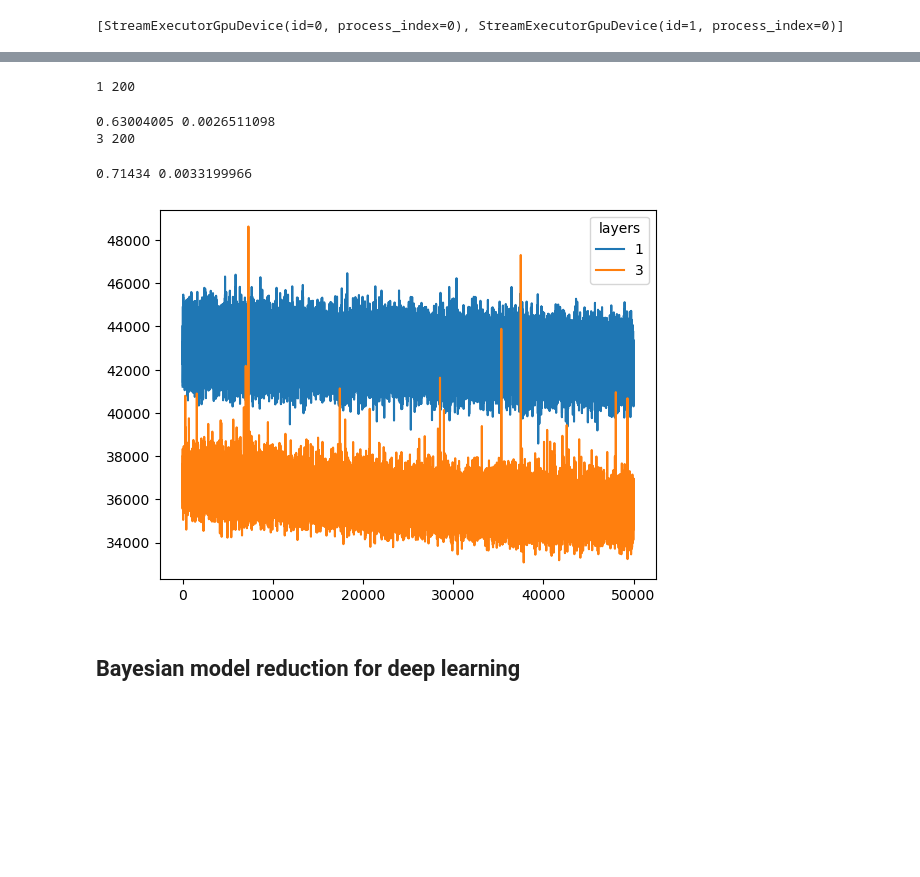
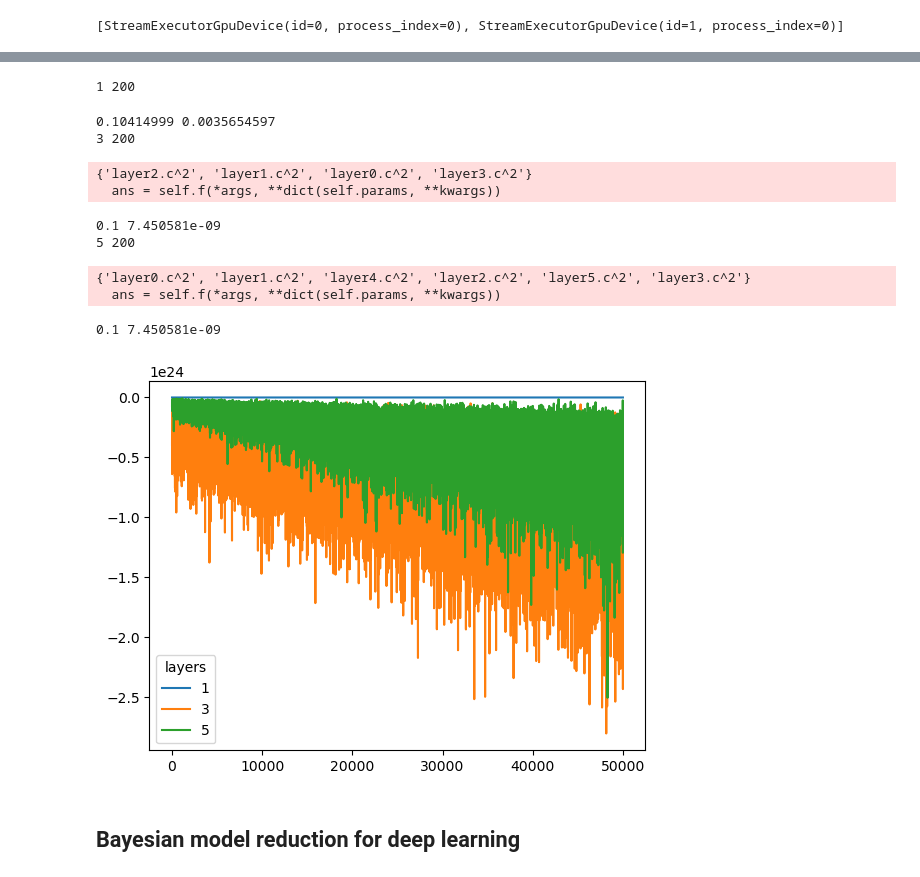
Before and after one commit to dimarkov/numpc, a Jupyter notebook: notebooks/bmr/bayes_neural_networks.ipynb, the cells around one changed output, grey strips where cells are left out. Drawn from its saved outputs; the diff is of its cells as text; code cells hidden in the pictures; blank space fills up the shorter version.

```diff
--- a/notebooks/bmr/bayes_neural_networks.ipynb
+++ b/notebooks/bmr/bayes_neural_networks.ipynb
@@ -50,7 +40,7 @@ num_hn = [10, 20, 40, 60, 80, 100, 200]
 from numpc.datasets import load_data
 
 # load data
-train_ds, test_ds = load_data('kmnist')
+train_ds, test_ds = load_data('fashion_mnist')
 fig, axes = plt.subplots(2, 5, figsize=(16, 9), sharex=True, sharey=True)
 
 for n in range(5):
@@ -60,10 +50,12 @@ for n in range(5):
     axes[1, n].set_title('class={}'.format(test_ds['label'][n]))
 
 
-mean = train_ds['image'].mean(0).reshape(-1)
-train_ds['image'], W, V = whitening(train_ds['image'].squeeze().reshape(train_ds['image'].shape[0], -1), mean)
-test_ds['image'], _, _ = whitening(test_ds['image'].squeeze().reshape(test_ds['image'].shape[0], -1), mean, W, V)
+train_ds['image'] = train_ds['image'].squeeze().reshape(train_ds['image'].shape[0], -1)
+test_ds['image'] = test_ds['image'].squeeze().reshape(test_ds['image'].shape[0], -1)
 
 _, in_size = train_ds['image'].shape
 out_size = len(jnp.unique(train_ds['label']))
+
+# number of neurons in hidden layer
+num_hn = [10, 20, 40, 60, 80, 100, 200]
 # %% [output]
@@ -141,16 +134,16 @@ for nh in num_hn[-1:]:
                 rng_key, _rng_key = random.split(rng_key)
                 dense_net = eqx.nn.MLP(in_size, out_size=out_size, width_size=nh, depth=depth, activation=nn.swish, key=_rng_key)
 
-                optimizer = optax_to_numpyro(optax.adabelief(1e-3))
+                optimizer = optax_to_numpyro(optax.adabelief(1e-4))
                 svi = SVI(model, guide, optimizer, Trace_ELBO())
 
                 rng_key, _rng_key = random.split(rng_key)
-                results = svi.run(_rng_key, 50000, dense_net, train_ds['image'], labels=train_ds['label'], subsample_size=512);
+                results = svi.run(_rng_key, 200000, dense_net, train_ds['image'], labels=train_ds['label'], subsample_size=256);
 
                 rng_key, _rng_key = random.split(rng_key)
                 test_model(rng_key, model, results.params, dense_net, test_ds['image'], test_ds['label'])
 
-                plt.plot(results.losses[-1000:], label=depth)
+                plt.plot(results.losses[-50000:], label=depth)
 
 plt.legend(title="layers");
 # %% [output]
@@ -306,17 +299,17 @@ def lowrank_guide(rank, nnet, images, labels=None, subsample_size=64):
 # %%
 guide = delta_guide
 
-for nh in num_hn[-1:]:
-        for depth in range(1, 4, 4):
+for nh in num_hn[-3:-2]:
+        for depth in range(1, 6, 2):
                 print(depth, nh)
                 rng_key, _rng_key = random.split(rng_key)
                 dense_net = eqx.nn.MLP(in_size, out_size=out_size, width_size=nh, depth=depth, activation=nn.swish, key=_rng_key)
 
-                optimizer = optax_to_numpyro(optax.adabelief(1e-4))
+                optimizer = optax_to_numpyro(optax.adabelief(1e-3))
                 svi = SVI(bayes_model, guide, optimizer, Trace_ELBO())
 
                 rng_key, _rng_key = random.split(rng_key)
-                results = svi.run(_rng_key, 100000, dense_net, train_ds['image'], labels=train_ds['label'], subsample_size=512);
+                results = svi.run(_rng_key, 100000, dense_net, train_ds['image'], labels=train_ds['label'], subsample_size=1024);
 
                 rng_key, _rng_key = random.split(rng_key)
                 test_model(rng_key, bayes_model, results.params, dense_net, test_ds['image'], test_ds['label'], guide=guide)
@@ -375,18 +368,17 @@ for key in results.params:
 # %%
 guide = normal_guide
 
-for nh in num_hn[-1:]:
-        for depth in range(1, 4, 2):
+for nh in num_hn[-3:-2]:
+        for depth in range(1, 6, 2):
                 print(depth, nh)
                 rng_key, _rng_key = random.split(rng_key)
                 dense_net = eqx.nn.MLP(in_size, out_size=out_size, width_size=nh, depth=depth, activation=nn.swish, key=_rng_key)
 
-                optimizer = optax_to_numpyro(optax.adabelief(1e-3))
-                svi = SVI(bayes_model, guide, optimizer, Trace_ELBO(num_particles=10))
+                optimizer = optax_to_numpyro(optax.adabelief(1e-4))
+                svi = SVI(bayes_model, guide, optimizer, TraceMeanField_ELBO(num_particles=10))
 
                 rng_key, _rng_key = random.split(rng_key)
-                results = svi.run(_rng_key, 100000, dense_net, train_ds['image'], labels=train_ds['label'], subsample_size=512);
-                print(results.params['layer0.c.loc'])
+                results = svi.run(_rng_key, 100000, dense_net, train_ds['image'], labels=train_ds['label'], subsample_size=1024);
 
                 rng_key, _rng_key = random.split(rng_key)
                 test_model(rng_key, bayes_model, results.params, dense_net, test_ds['image'], test_ds['label'], guide=guide, num_samples=10)
@@ -404,30 +397,36 @@ KeyboardInterrupt:
 # %%
 guide = partial(lowrank_guide, 2)
 
 for nh in num_hn[-1:]:
-        for depth in range(1, 4, 2):
+        for depth in range(1, 6, 2):
                 print(depth, nh)
                 rng_key, _rng_key = random.split(rng_key)
                 dense_net = eqx.nn.MLP(in_size, out_size=out_size, width_size=nh, depth=depth, activation=nn.swish, key=_rng_key)
 
                 optimizer = optax_to_numpyro(optax.adabelief(1e-3))
                 svi = SVI(bayes_model, guide, optimizer, Trace_ELBO(num_particles=10))
 
                 rng_key, _rng_key = random.split(rng_key)
-                results = svi.run(_rng_key, 200000, dense_net, train_ds['image'], labels=train_ds['label'], subsample_size=512);
+                results = svi.run(_rng_key, 100000, dense_net, train_ds['image'], labels=train_ds['label'], subsample_size=1024);
 
                 rng_key, _rng_key = random.split(rng_key)
                 test_model(rng_key, bayes_model, results.params, dense_net, test_ds['image'], test_ds['label'], guide=guide, num_samples=10)
 
                 plt.plot(results.losses[-50000:], label=depth)
 
 plt.legend(title="layers");
 # %% [output]
 1 200
-0.63004005 0.0026511098
+0.10414999 0.0035654597
 3 200
-0.71434 0.0033199966
+{'layer2.c^2', 'layer1.c^2', 'layer0.c^2', 'layer3.c^2'}
+  ans = self.f(*args, **dict(self.params, **kwargs))
+0.1 7.450581e-09
+5 200
+{'layer0.c^2', 'layer1.c^2', 'layer4.c^2', 'layer2.c^2', 'layer5.c^2', 'layer3.c^2'}
+  ans = self.f(*args, **dict(self.params, **kwargs))
+0.1 7.450581e-09
-[figure, old version]
+[figure, new version]
 # %% [markdown]
 ## Bayesian model reduction for deep learning
 # %% [markdown]
```
Also changed, not shown: parts of 10 cells of this notebook.
